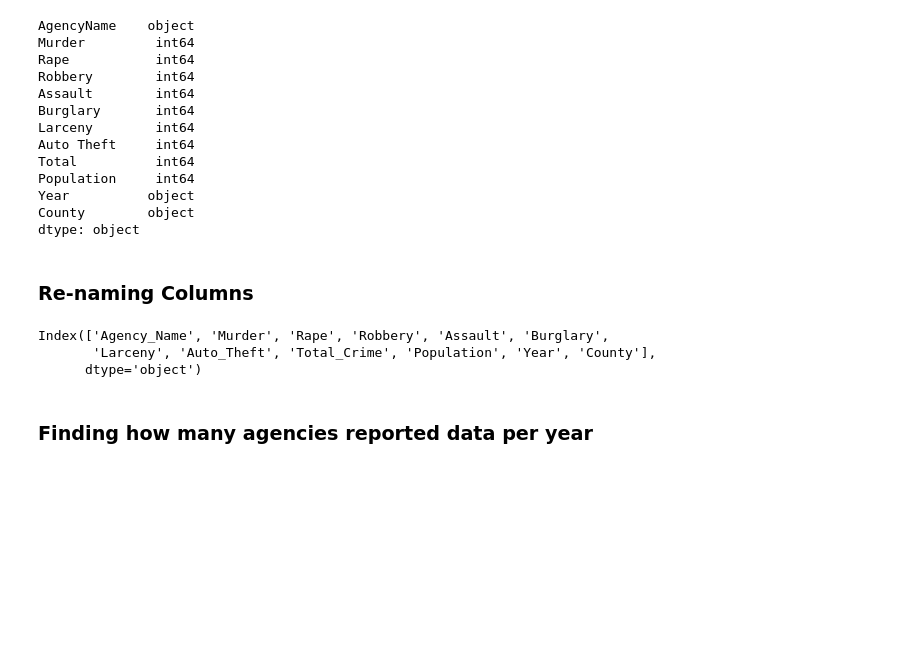
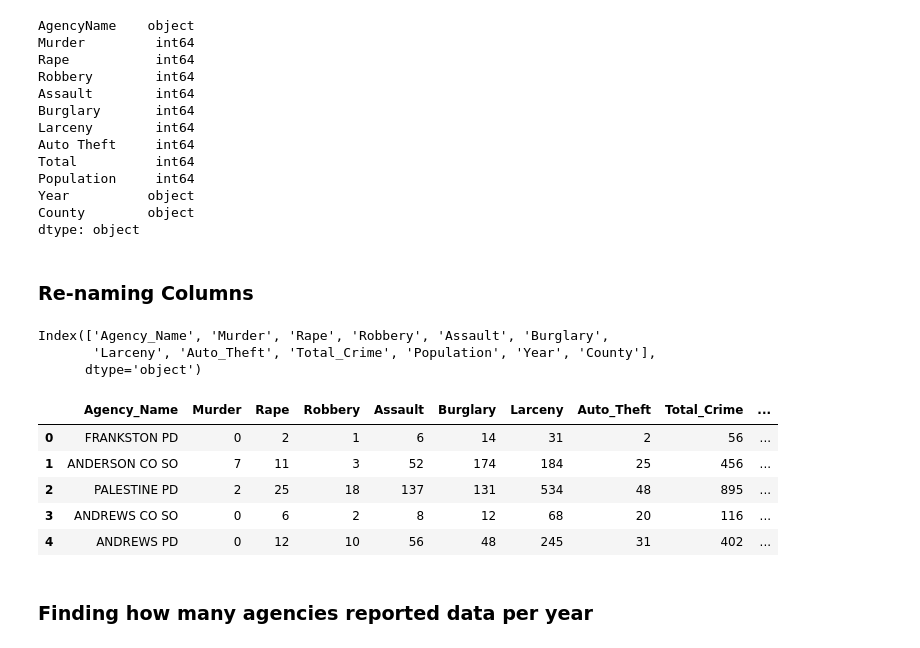
Before and after one commit to MiguelB512/Harris_Crime_Trends, a Jupyter notebook: Crime_Data_Analysis.ipynb, the cells around one changed output. Drawn from its saved outputs; the diff is of its cells as text; code cells hidden in the pictures; blank space fills up the shorter version.

```diff
--- a/Crime_Data_Analysis.ipynb
+++ b/Crime_Data_Analysis.ipynb
@@ -79,6 +79,15 @@ df.columns
 Index(['Agency_Name', 'Murder', 'Rape', 'Robbery', 'Assault', 'Burglary',
        'Larceny', 'Auto_Theft', 'Total_Crime', 'Population', 'Year', 'County'],
       dtype='object')
+# %%
+df.head()
+# %% [output]
+|  | Agency_Name | Murder | Rape | Robbery | Assault | Burglary | Larceny | Auto_Theft | Total_Crime | ... |
+| 0 | FRANKSTON PD | 0 | 2 | 1 | 6 | 14 | 31 | 2 | 56 | ... |
+| 1 | ANDERSON CO SO | 7 | 11 | 3 | 52 | 174 | 184 | 25 | 456 | ... |
+| 2 | PALESTINE PD | 2 | 25 | 18 | 137 | 131 | 534 | 48 | 895 | ... |
+| 3 | ANDREWS CO SO | 0 | 6 | 2 | 8 | 12 | 68 | 20 | 116 | ... |
+| 4 | ANDREWS PD | 0 | 12 | 10 | 56 | 48 | 245 | 31 | 402 | ... |
 # %% [markdown]
 ### Finding how many agencies reported data per year
 # %%
```
Also changed, not shown: parts of 1 cell of this notebook.
